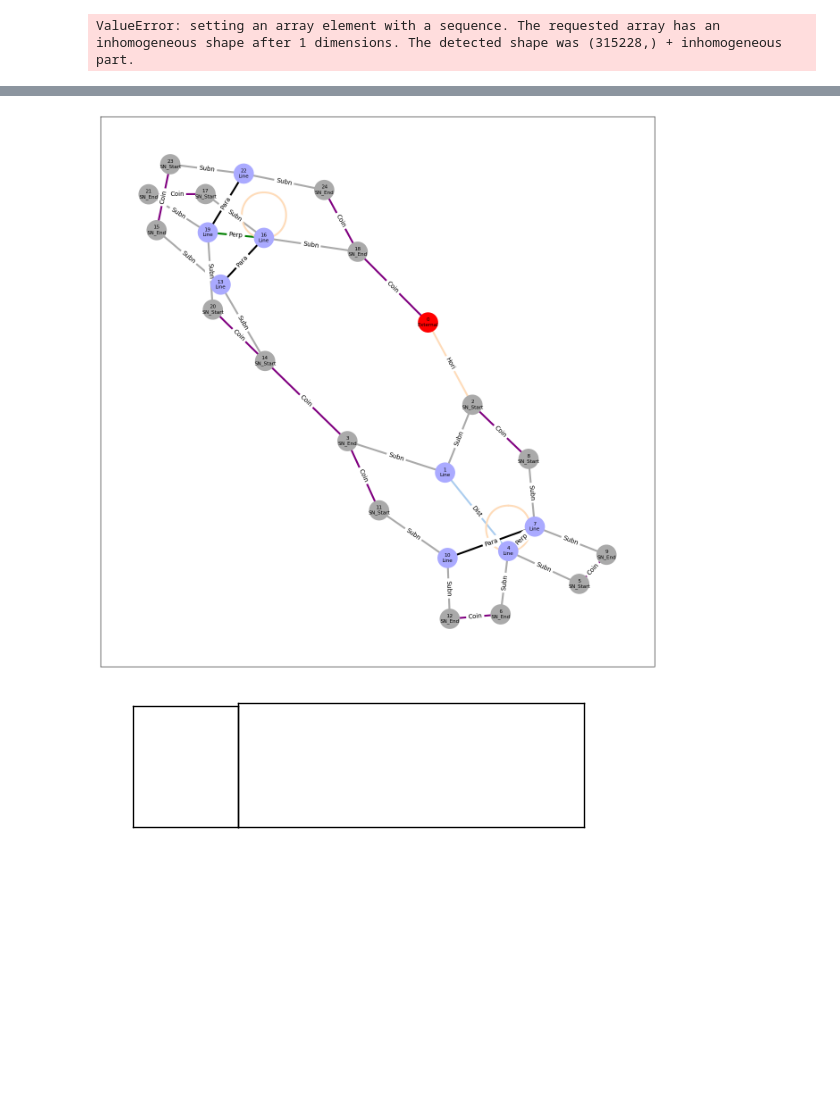
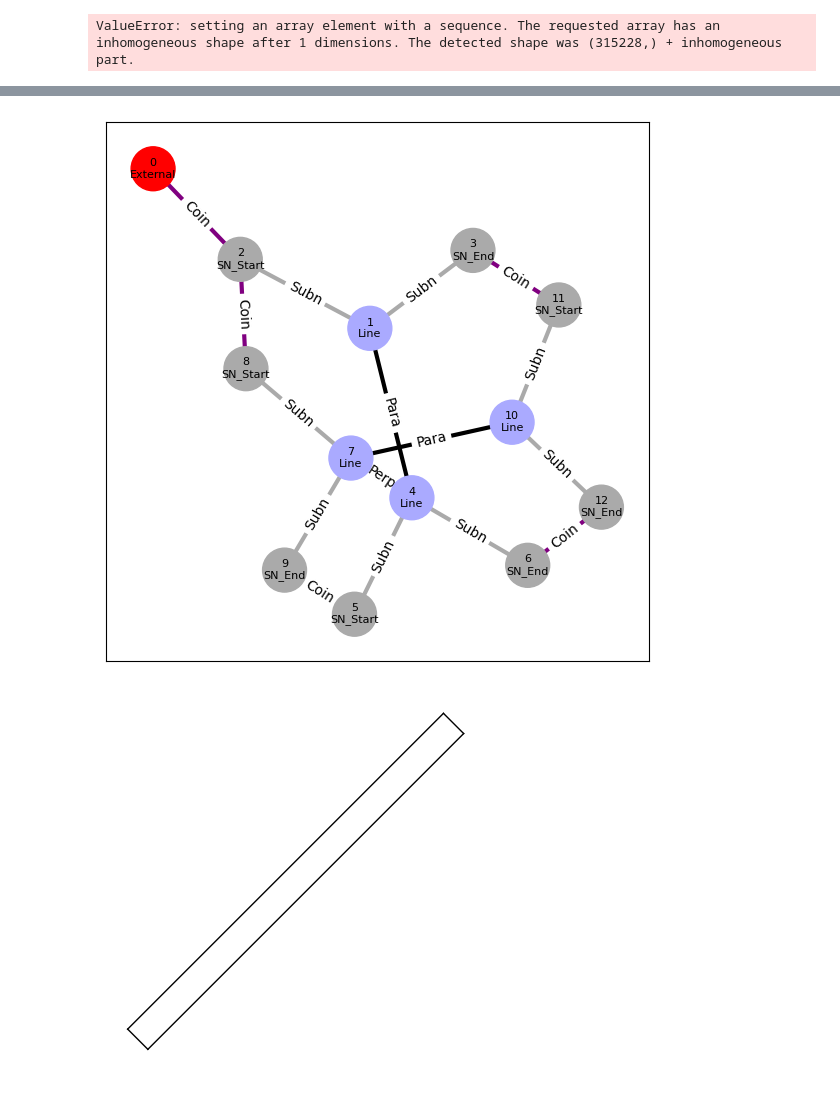
Before and after one commit to AlenLeban/MLGProjekt, a Jupyter notebook: MLGSketchbook.ipynb, the cells around one changed output, grey strips where cells are left out. Cells and saved outputs as stored; diff of their text form; code cells hidden in the pictures; blank space fills up the shorter version.

```diff
--- a/MLGSketchbook.ipynb
+++ b/MLGSketchbook.ipynb
@@ -84,7 +73,7 @@ import sketchgraphs.data as datalib
 import matplotlib.pyplot as plt
 import graphviz
 import math
-seq = testSeq[14]
+seq = testSeq[2143]
 #print(*seq, sep="\n")
 pgvgraph = sketchgraphs.data.sequence.pgvgraph_from_sequence(seq)
 g = nx.Graph(pgvgraph)
@@ -99,56 +88,58 @@ e = nx.get_edge_attributes(g, 'label')
 for lab in e:
     e[lab] = e[lab][:4]
 #print(e)
-pos = nx.spring_layout(g, k=1/math.sqrt(g.number_of_nodes()), iterations=g.number_of_nodes()*20)
+pos = nx.spring_layout(g, k=1,iterations=g.number_of_nodes()*100)
 
 #coloring nodes
 node_type_colors = {
     "External": "red",
     "SN_Start": "#AAAAAA",
     "SN_End": "#AAAAAA",
-    "Line": "#AAAAFF"
+    "Line": "#AAAAFF",
+    "Arc": "#ABCDEF",
+    "SN_Center": "#AAAAAA"
 }
 
 #edge_color
 edge_type_colors = {
     "Subnode": "#AAAAAA",
     "Vertical": "blue",
-    "Horizontal": "#FEDCBA",
+    "Horizontal": "#88AA55",
     "Perpendicular": "green",
     "Parallel": "black",
     "Coincident": "purple",
     "Distance": "#ABCDEF",
     "Diameter": "orange"
 }
 
 node_colors=[]
 edge_colors=[]
 
 for n in g.nodes.values():
     label = n["label"]
     if label in node_type_colors:
         node_colors.append(node_type_colors[label])
     else:
         node_colors.append("white")
 
 for n in g.edges.values():
     label = n["label"]
     if label in edge_type_colors:
         edge_colors.append(edge_type_colors[label])
     else:
         edge_colors.append("black")
 
-plt.figure(1, figsize=(16, 16))
+plt.figure(1, figsize=(7, 7))
 nx.draw_networkx_nodes(g, pos=pos, node_size=1000, node_color=node_colors)
 nx.draw_networkx_edges(g, pos, edge_color=edge_colors, width=3)
 nx.draw_networkx_edge_labels(g, pos=pos, edge_labels=e, font_size=10)
 nx.draw_networkx_labels(g, pos, l, font_size=8)
 plt.show()
 sketch = datalib.sketch_from_sequence(seq)
 datalib.render_sketch(sketch);
 # %% [output]
-[figure, old version]
+[figure, new version]
-[figure, old version]
+[figure, new version]
 # %%
 print(*seq, sep='\n')
 sketch = datalib.sketch_from_sequence(seq)
```
Also changed, not shown: parts of 4 cells of this notebook, 1 other file.
